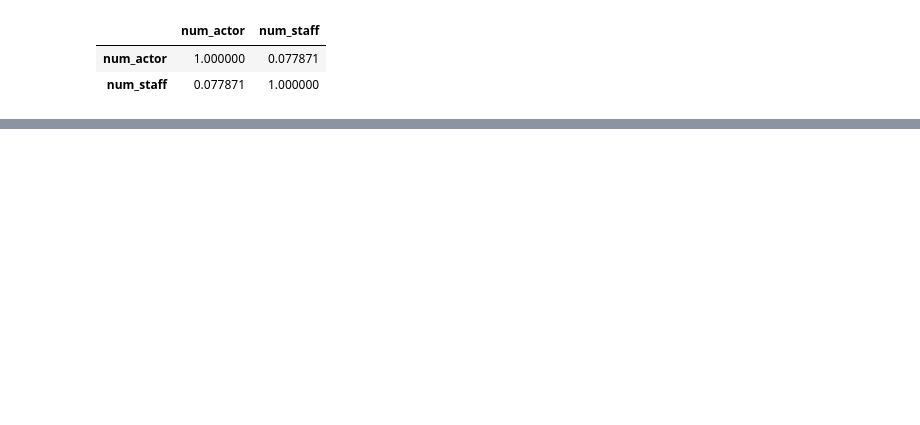
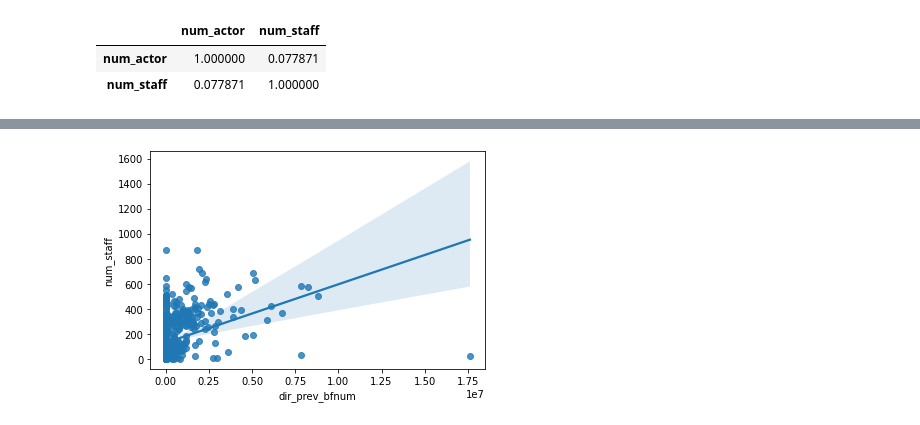
Before and after one commit to hyunseo318/ESAA_22-2, a Jupyter notebook: mini_project.ipynb, the cells around one changed output, grey strips where cells are left out. Cells and saved outputs as stored; diff of their text form; code cells hidden in the pictures; blank space fills up the shorter version.

```diff
--- a/mini_project.ipynb
+++ b/mini_project.ipynb
@@ -213,0 +251,5 @@ array(['조병옥', '우민호', '장철수', '구자홍', '신근호', '육상
+# %%
+ax=plt.subplots()
+ax=sns.regplot(x='dir_prev_bfnum',y='num_staff',data=train)
+# %% [output]
+[figure, added]
```
Also changed, not shown: parts of 12 cells of this notebook.
